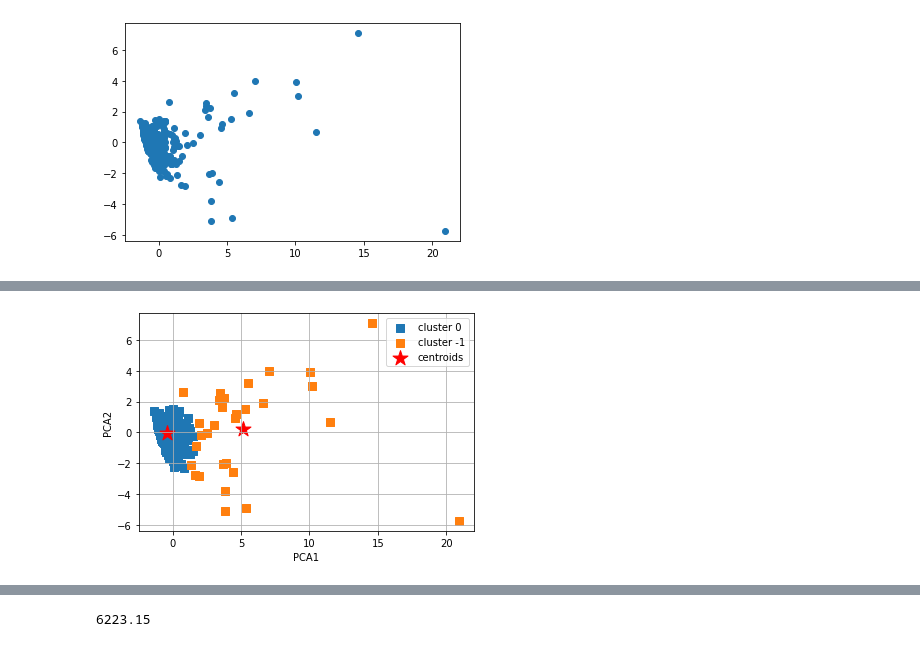
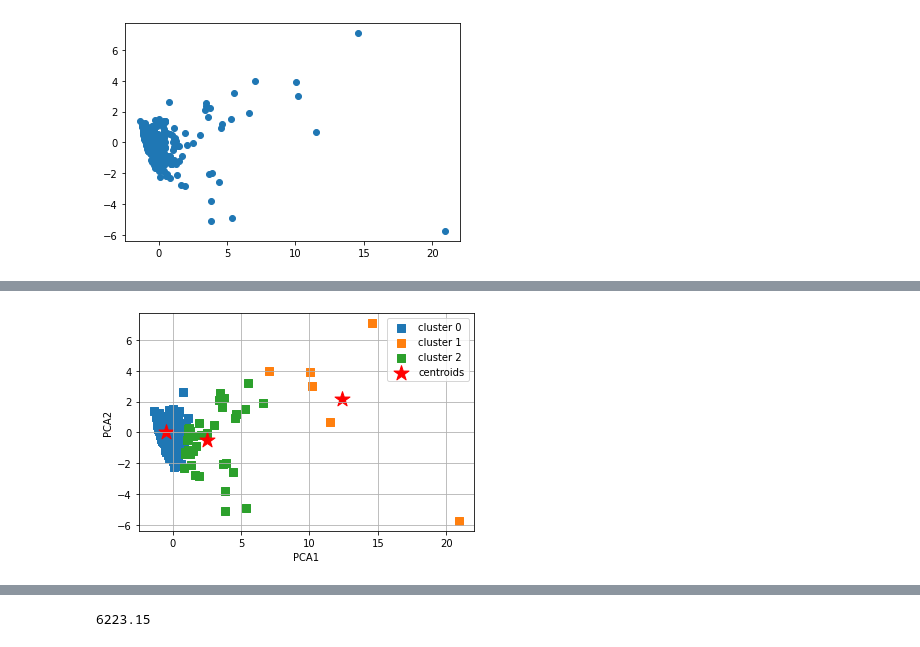
Before and after one commit to emre-bolcakan/miniproject-III, a Jupyter notebook: mini-project-III.ipynb, the cells around one changed output, grey strips where cells are left out. Drawn from its saved outputs; the diff is of its cells as text; code cells hidden in the pictures.

```diff
--- a/mini-project-III.ipynb
+++ b/mini-project-III.ipynb
@@ -341,0 +377,27 @@ data2.replace({'acct_type' : {'BS  ' : 0, 'MM  ' : 1}, 'account_active': {"Y " :
+# %%
+dummy = pd.get_dummies(data2['acct_type'])
+data2 = pd.merge(
+    left=data2,
+    right=dummy_gender,
+    left_index=True,
+    right_index=True,
+)
+data2.drop(columns=['acct_type'], inplace=True)
+# %%
+dummy = pd.get_dummies(data2['minimum_balance'])
+data2 = pd.merge(
+    left=data2,
+    right=dummy_gender,
+    left_index=True,
+    right_index=True,
+)
+data2.drop(columns=['minimum_balance'], inplace=True)
+# %%
+dummy = pd.get_dummies(data2['account_active'])
+data2 = pd.merge(
+    left=data2,
+    right=dummy_gender,
+    left_index=True,
+    right_index=True,
+)
+data2.drop(columns=['account_active'], inplace=True)
@@ -342,2 +406,6 @@ data2.replace({'acct_type' : {'BS  ' : 0, 'MM  ' : 1}, 'account_active': {"Y " :
+# %%
+data2.drop(columns=['acct_type'], inplace=True)
+data2.drop(columns=['minimum_balance'], inplace=True)
+data2.drop(columns=['account_active'], inplace=True)
 # %%
 # Scale the data to be between -1 and 1
@@ -387,5 +462,4 @@ y_db = db.fit_predict(pca[:,0:2])
 # %%
-
-plot_clusters(pca[:,0:2], y_db, 'PCA1', 'PCA2', plt_cluster_centers = True)
+plot_clusters(pca[:,0:2], y_res, 'PCA1', 'PCA2', plt_cluster_centers = True)
 # %% [output]
-[figure, old version]
+[figure, new version]
```
Also changed, not shown: parts of 40 cells of this notebook.
